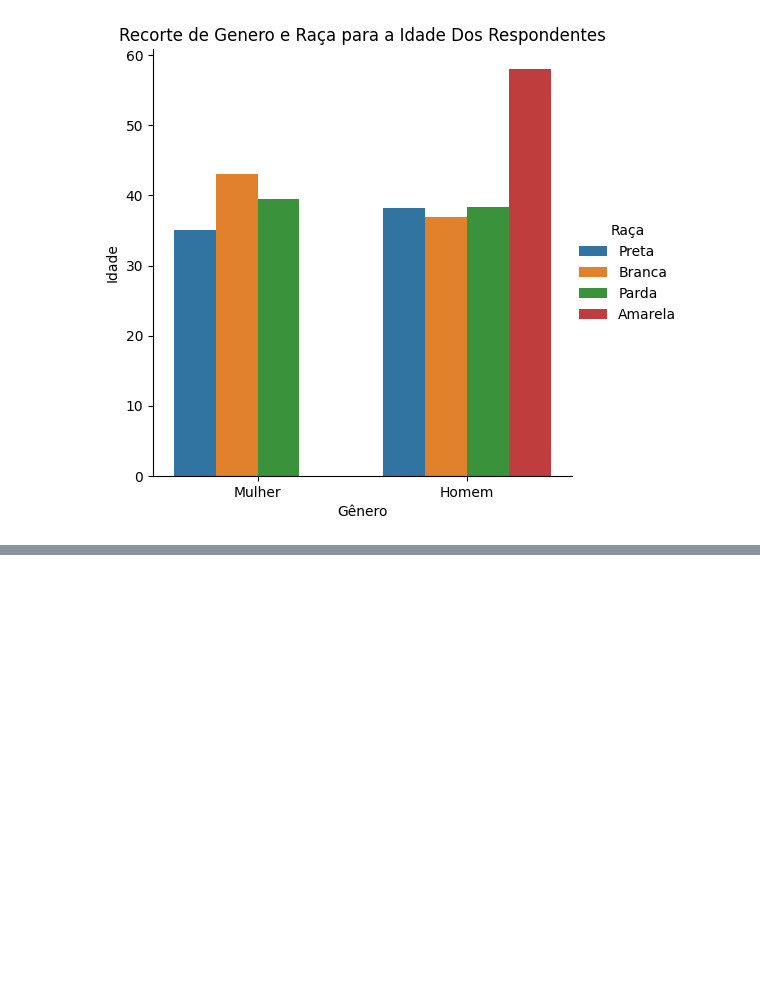
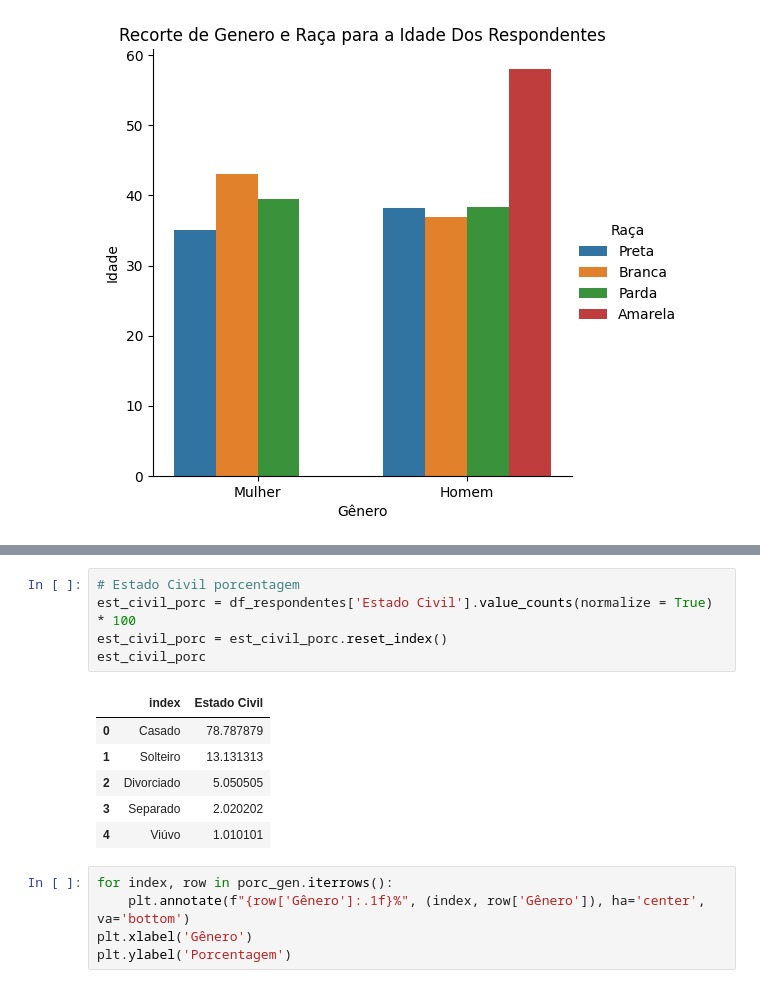
Before and after one commit to CyberBantu/Atlas_intel, a Jupyter notebook: Analise_AtlasIntel.ipynb, the cells around one changed output, grey strips where cells are left out. Saved outputs shown, nothing was run; the diff lists cells and outputs as text; blank space fills up the shorter version.

```diff
--- a/Analise_AtlasIntel.ipynb
+++ b/Analise_AtlasIntel.ipynb
@@ -568,0 +604,17 @@ Text(0.5, 1.0, 'Recorte de Genero e Raça para a Idade Dos Respondentes')
+# %%
+# Estado Civil porcentagem
+est_civil_porc = df_respondentes['Estado Civil'].value_counts(normalize = True) * 100
+est_civil_porc = est_civil_porc.reset_index()
+est_civil_porc
+# %% [output]
+|  | index | Estado Civil |
+| 0 | Casado | 78.787879 |
+| 1 | Solteiro | 13.131313 |
+| 2 | Divorciado | 5.050505 |
+| 3 | Separado | 2.020202 |
+| 4 | Viúvo | 1.010101 |
+# %%
+for index, row in porc_gen.iterrows():
+    plt.annotate(f"{row['Gênero']:.1f}%", (index, row['Gênero']), ha='center', va='bottom')
+plt.xlabel('Gênero')
+plt.ylabel('Porcentagem')
```
Also changed, not shown: parts of 10 cells of this notebook.
